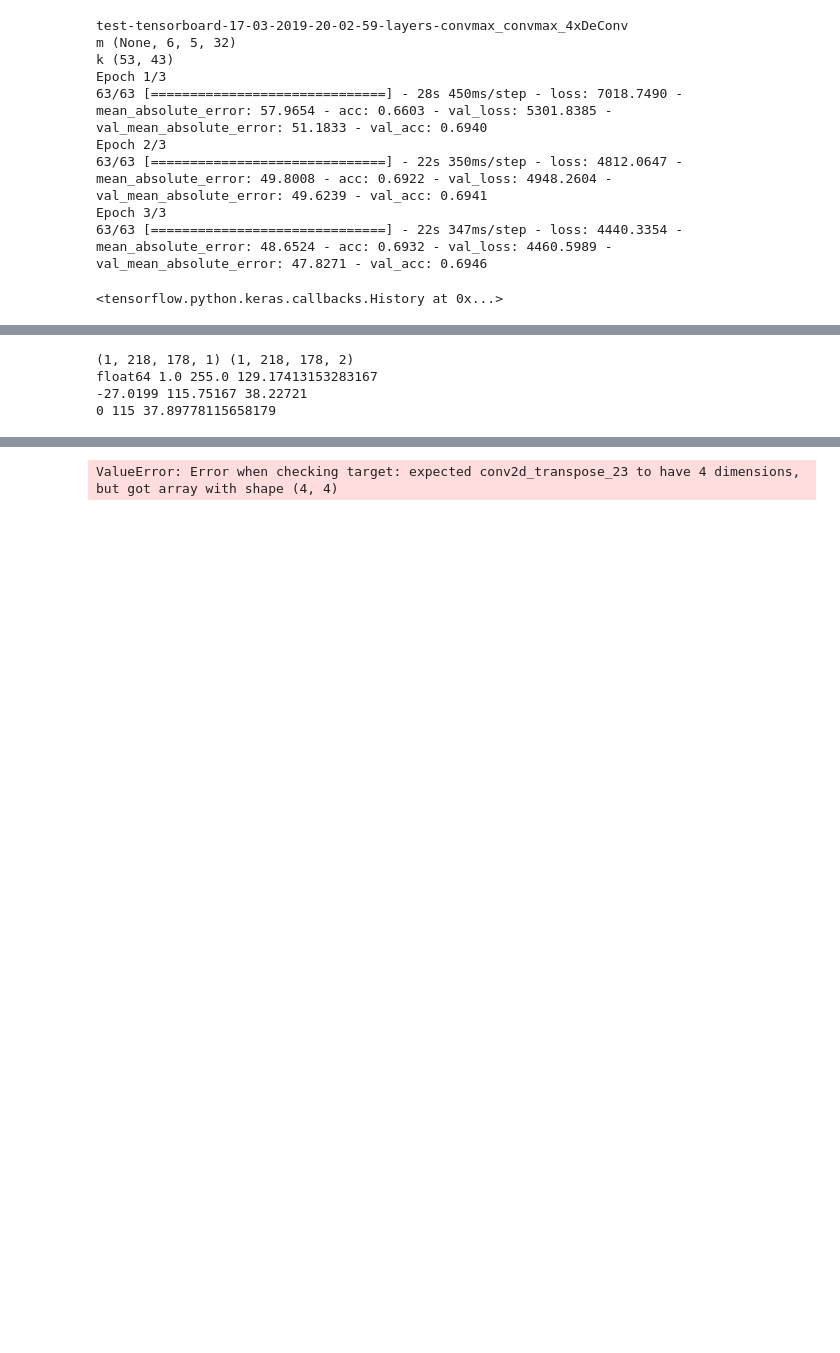
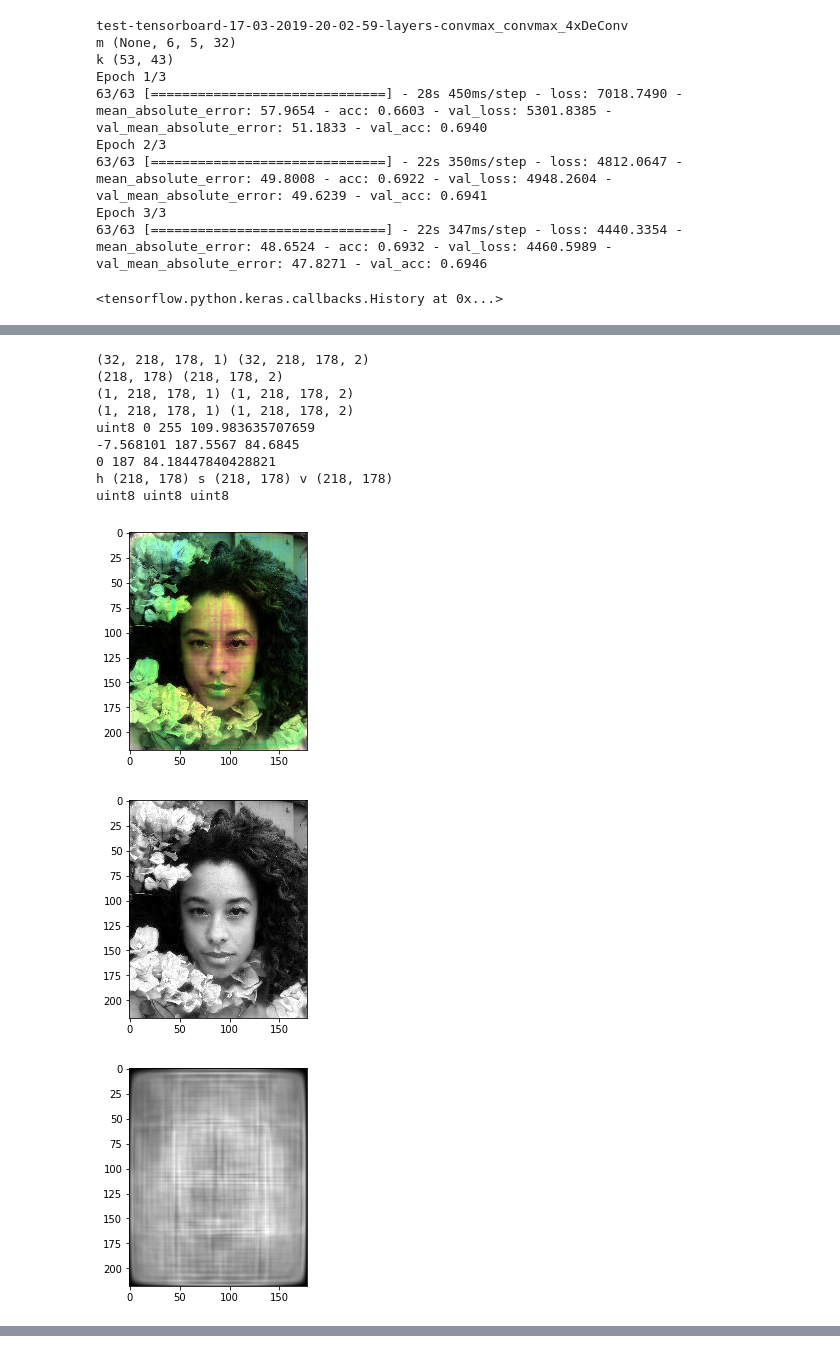
Before and after one commit to matf-ml/ml01-image-colorization, a Jupyter notebook: main.ipynb, the cells around one changed output, grey strips where cells are left out. Cells and saved outputs as stored; diff of their text form; code cells hidden in the pictures; blank space fills up the shorter version.

Commit message:
tinkering base model

```diff
--- a/main.ipynb
+++ b/main.ipynb
@@ -261,3 +261,10 @@ Epoch 2/3
 Epoch 3/3
 63/63 [==============================] - 22s 347ms/step - loss: 4440.3354 - mean_absolute_error: 48.6524 - acc: 0.6932 - val_loss: 4460.5989 - val_mean_absolute_error: 47.8271 - val_acc: 0.6946
 <tensorflow.python.keras.callbacks.History at 0x...>
+# %%
+model.fit_generator(generator=training_generator,
+                    validation_data=validation_generator,
+                    epochs=3,
+                    use_multiprocessing=False,
+                    workers=0,
+                    callbacks=[tensorboard])
@@ -273,30 +288,48 @@ def showImgFromPredict(hs, v):
     print('h',h.shape,'s',s.shape,'v',v.shape)
     print(h.dtype, s.dtype, v.dtype)
     hsv = cv2.merge([h,s,v])
-    for i in range(3):
+    showHsv(hsv)
+
+    for i in range(2,-1,-1):
         pic = hsv[:,:,i]
         plt.imshow(pic, cmap='gray')
         plt.show()
-    showHsv(hsv)
 # %%
 #model.get_config()
-X, Y = validation_generator[0]
-X, Y = X[3][None,:], Y[0][None,:]
+X, Y = validation_generator[1]
 print(X.shape, Y.shape)
+
+inX, inY = loadImgHsv('data/img_celeba/000044.jpg' )
+print(inX.shape,inY.shape)
+inX, inY = inX[None,...,None], inY[None,:]
+print(inX.shape,inY.shape)
+X, Y = X[10][None,:], Y[0][None,:]
+print(X.shape, Y.shape)
+
+X, Y = inX, inY
+
 predY = model.predict(X)
 
 print(X.dtype, X.min(), X.max(), X.mean())
 #predY = int(predY)
 print(predY.min(), predY.max(), predY.mean() )
 predY = predY
 predY = np.maximum(predY, 0)
 X = X.astype('uint8')
 predY = predY.astype('uint8')
 print(predY.min(), predY.max(), predY.mean() )
 
-#showImgFromPredict(predY, X)
+showImgFromPredict(predY, X)
 # %% [output]
+(32, 218, 178, 1) (32, 218, 178, 2)
+(218, 178) (218, 178, 2)
 (1, 218, 178, 1) (1, 218, 178, 2)
-float64 1.0 255.0 129.17413153283167
--27.0199 115.75167 38.22721
-0 115 37.89778115658179
+(1, 218, 178, 1) (1, 218, 178, 2)
+uint8 0 255 109.983635707659
+-7.568101 187.5567 84.6845
+0 187 84.18447840428821
+h (218, 178) s (218, 178) v (218, 178)
+uint8 uint8 uint8
+[figure, added]
+[figure, added]
+[figure, added]
@@ -303,14 +337,12 @@ float64 1.0 255.0 129.17413153283167
 # %%
-pred = model.predict_classes(X).reshape((-1,))
-pred = 1 - pred
-#print(pred)
-evaluation = model.evaluate(X, y)
-print(f'loss:{evaluation[0]}\naccuracy:{evaluation[1]}')
-labels = y[:,0]
-#print(labels.shape, labels)
-incorrects = np.nonzero(np.not_equal(pred, labels) )
-print('num incorrect', len(incorrects[0]))
-#print('incorr:',incorrects)
-print('\nwrong pred:', pred[incorrects])
+# pred = model.predict_classes(X).reshape((-1,))
+# pred = 1 - pred
+# #print(pred)
+# evaluation = model.evaluate(X, y)
+# print(f'loss:{evaluation[0]}\naccuracy:{evaluation[1]}')
+# labels = y[:,0]
+# #print(labels.shape, labels)
+# incorrects = np.nonzero(np.not_equal(pred, labels) )
+# print('num incorrect', len(incorrects[0]))
+# #print('incorr:',incorrects)
+# print('\nwrong pred:', pred[incorrects])
-# %% [output]
-ValueError: Error when checking target: expected conv2d_transpose_23 to have 4 dimensions, but got array with shape (4, 4)
```
Also changed, not shown: parts of 2 cells of this notebook.
